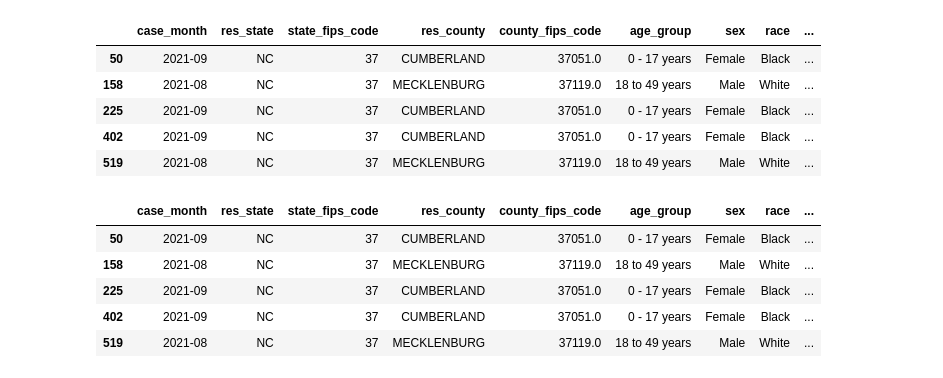
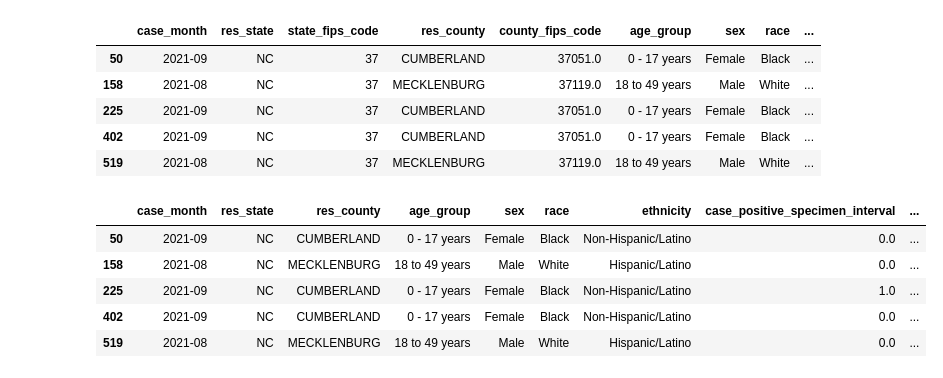
Before and after one commit to JohnCselcuk/Covid-Warriors, a Jupyter notebook: Data_Cleaning.ipynb, the cells around one changed output. Cells and saved outputs as stored; diff of their text form; code cells hidden in the pictures.

```diff
--- a/Data_Cleaning.ipynb
+++ b/Data_Cleaning.ipynb
@@ -137,15 +137,16 @@ nc_covid_df.head()
 | 402 | 2021-09 | NC | 37 | CUMBERLAND | 37051.0 | 0 - 17 years | Female | Black | ... |
 | 519 | 2021-08 | NC | 37 | MECKLENBURG | 37119.0 | 18 to 49 years | Male | White | ... |
 # %%
-nc_covid_df = nc_covid_df.drop(['exposure_yn', 'underlying_conditions_yn', 'case_onset_interval'], axis=1)
+nc_covid_df = nc_covid_df.drop(['exposure_yn', 'underlying_conditions_yn', 'case_onset_interval',
+                                'state_fips_code', 'county_fips_code'], axis=1)
 nc_covid_df.head()
 # %% [output]
-|  | case_month | res_state | state_fips_code | res_county | county_fips_code | age_group | sex | race | ... |
-| 50 | 2021-09 | NC | 37 | CUMBERLAND | 37051.0 | 0 - 17 years | Female | Black | ... |
-| 158 | 2021-08 | NC | 37 | MECKLENBURG | 37119.0 | 18 to 49 years | Male | White | ... |
-| 225 | 2021-09 | NC | 37 | CUMBERLAND | 37051.0 | 0 - 17 years | Female | Black | ... |
-| 402 | 2021-09 | NC | 37 | CUMBERLAND | 37051.0 | 0 - 17 years | Female | Black | ... |
-| 519 | 2021-08 | NC | 37 | MECKLENBURG | 37119.0 | 18 to 49 years | Male | White | ... |
+|  | case_month | res_state | res_county | age_group | sex | race | ethnicity | case_positive_specimen_interval | ... |
+| 50 | 2021-09 | NC | CUMBERLAND | 0 - 17 years | Female | Black | Non-Hispanic/Latino | 0.0 | ... |
+| 158 | 2021-08 | NC | MECKLENBURG | 18 to 49 years | Male | White | Hispanic/Latino | 0.0 | ... |
+| 225 | 2021-09 | NC | CUMBERLAND | 0 - 17 years | Female | Black | Non-Hispanic/Latino | 1.0 | ... |
+| 402 | 2021-09 | NC | CUMBERLAND | 0 - 17 years | Female | Black | Non-Hispanic/Latino | 0.0 | ... |
+| 519 | 2021-08 | NC | MECKLENBURG | 18 to 49 years | Male | White | Hispanic/Latino | 0.0 | ... |
 # %%
 nc_covid_df.dropna()
 # %% [output]
```
Also changed, not shown: parts of 2 cells of this notebook.
